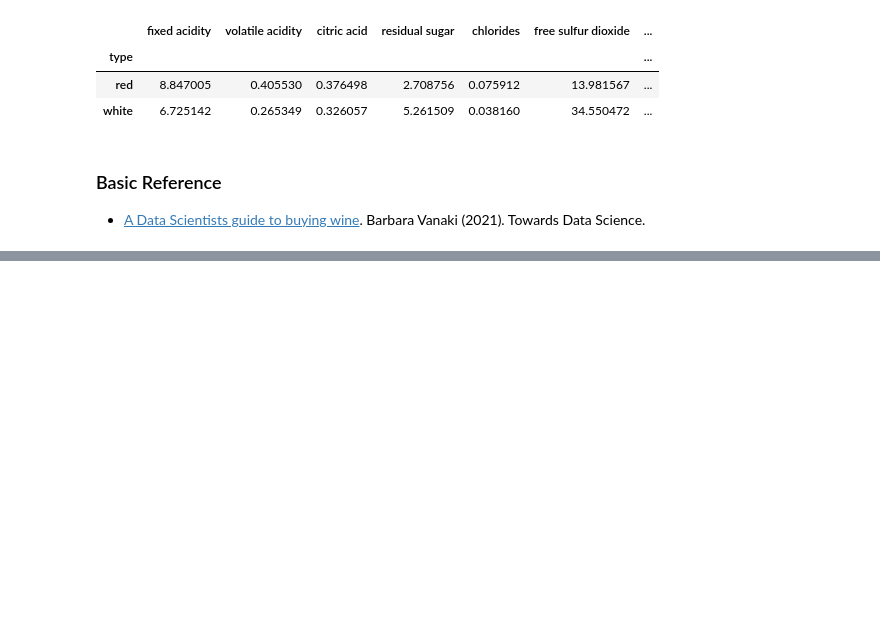
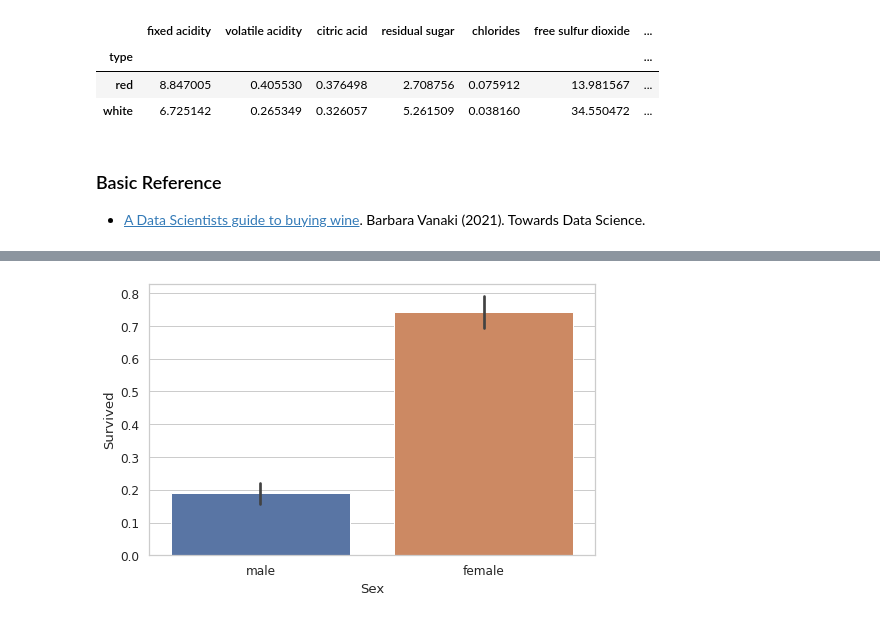
Before and after one commit to clizarraga-UAD7/Notebooks, a Jupyter notebook: ExploratoryDataAnalysisExample.ipynb, the cells around one changed output, grey strips where cells are left out. Cells and saved outputs as stored; diff of their text form; code cells hidden in the pictures; blank space fills up the shorter version.

```diff
--- a/ExploratoryDataAnalysisExample.ipynb
+++ b/ExploratoryDataAnalysisExample.ipynb
@@ -519,0 +777,10 @@ wines_df[wines_df['quality'] >= 7].groupby("type").mean()
+# %%
+# Plot survival rate
+
+# General plotting settings
+sns.set(style='whitegrid', palette="deep", font_scale=1.1, rc={"figure.figsize": [8, 5]})
+
+#df_titanic.groupby('Sex').Survived.mean().plot(kind='bar')
+sns.barplot(x='Sex', y='Survived', data=df_titanic);
+# %% [output]
+[figure, added]
```
Also changed, not shown: parts of 46 cells of this notebook.
